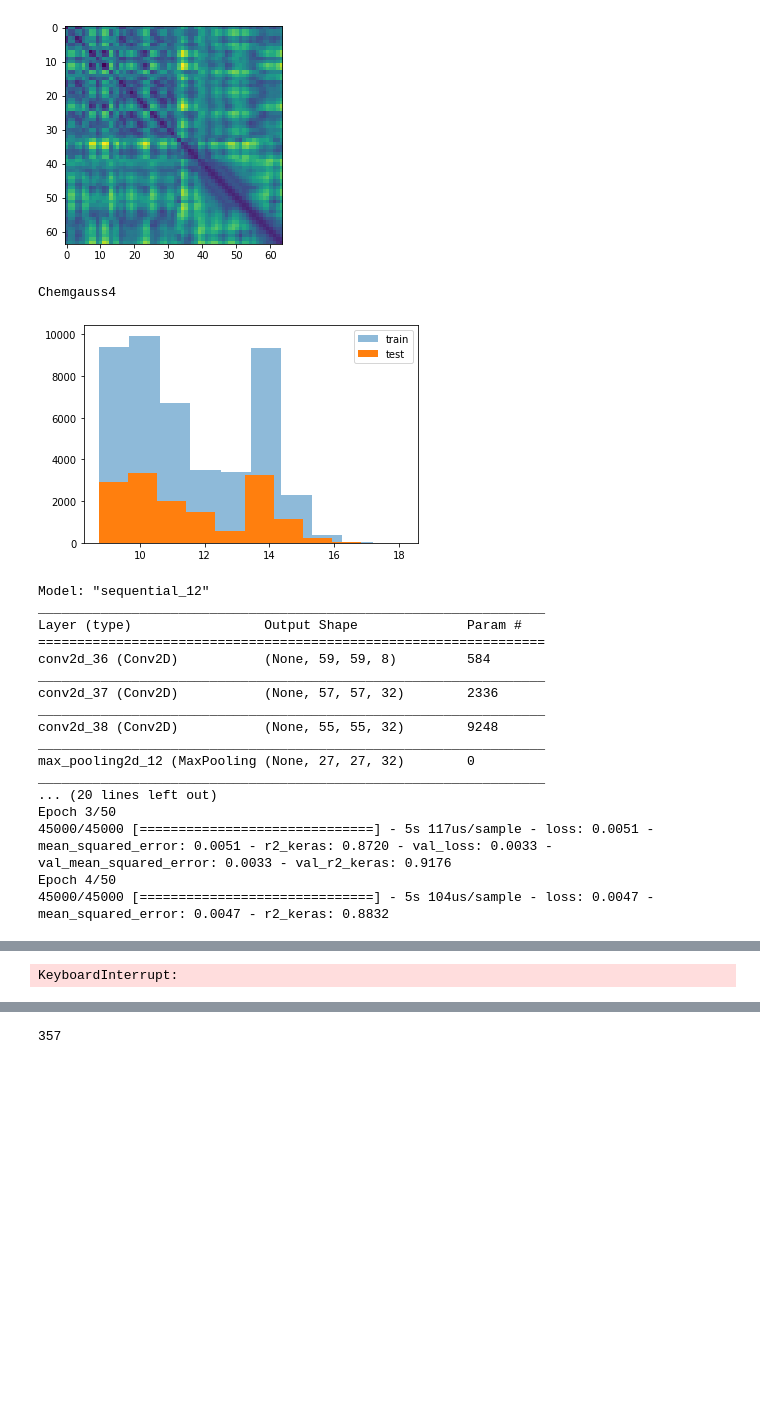
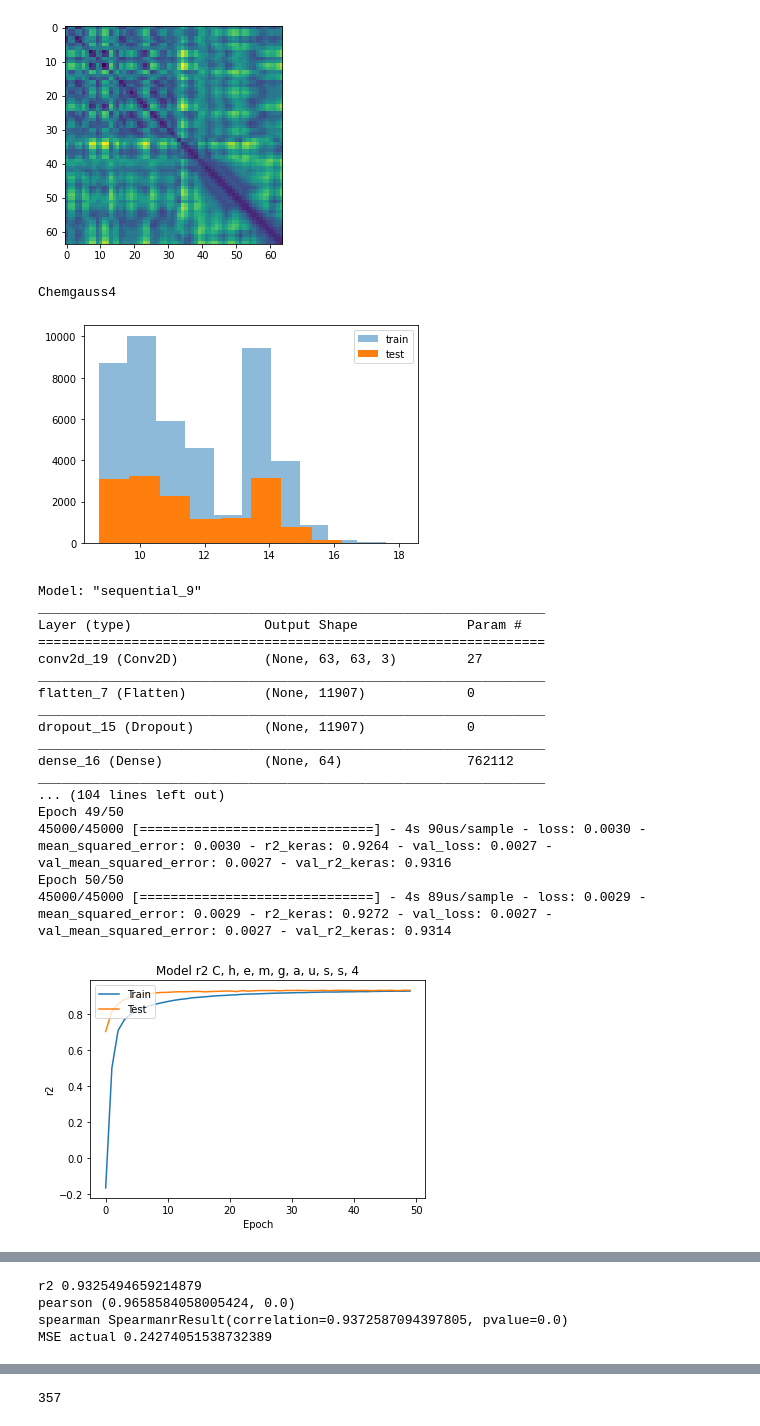
Before and after one commit to shahashka/ml-fragment, a Jupyter notebook: run_notebook.ipynb, the cells around one changed output, grey strips where cells are left out. Drawn from its saved outputs; the diff is of its cells as text; code cells hidden in the pictures; blank space fills up the shorter version.

```diff
--- a/run_notebook.ipynb
+++ b/run_notebook.ipynb
@@ -425,8 +427,8 @@ def r2_keras(y_true, y_pred):
     SS_tot = K.sum(K.square(y_true - K.mean(y_true)))
     return ( 1 - SS_res/(SS_tot + K.epsilon()) )
 # %%
-X_adrp = images_adrp[:,:,:,2:4]
-y=df_adrp
+# X_adrp = images_adrp[:,:,:,2:4]
+# y=df_adrp
 columns = [ 'CG3:Steric', 'CG3:Clash', 'CG3:ProDesolv', 'CG3:LigDesolv',
        'CG3:LigDesolvHB', 'CG4:HB', 'Chemgauss4']
 subsets = [ ['CG3:Steric', 'CG3:Clash', 'CG4:HB'], ['CG3:ProDesolv', 'CG3:LigDesolv',
@@ -444,7 +446,7 @@ for c in total:
         dock_score = scaler.fit_transform(dock_score.reshape(-1,1))
     df_new['score'] = dock_score
 
-    X_train_top, X_test_top, y_train_top, y_test_top = train_test_split(X_adrp, df_new, test_size=0.25,
+    X_train_top, X_test_top, y_train_top, y_test_top = train_test_split(X_2d, df_new, test_size=0.25,
                                                          shuffle=True)
 
     dock_score_train= y_train_top['score'].to_numpy()
@@ -461,19 +463,19 @@ for c in total:
     # model stuff
     dr = 0.1
     model = Sequential()
-    model.add(Conv2D(8, kernel_size=(6, 6),
+    model.add(Conv2D(3, kernel_size=(2, 2),
                      activation='relu',
                      input_shape=(64,64,2)))
-    model.add(Conv2D(32, (3, 3), activation='relu'))
-    model.add(Conv2D(32, (3, 3), activation='relu'))
-    model.add(MaxPooling2D(pool_size=(2,2)))
-    model.add(Dropout(dr))
+ #   model.add(Conv2D(32, (3, 3), activation='relu'))
+ #   model.add(Conv2D(32, (3, 3), activation='relu'))
+#    model.add(MaxPooling2D(pool_size=(2,2)))
+#    model.add(Dropout(dr))
     model.add(Flatten())
 #     model.add(Dense(128, activation='relu'))
 #     model.add(Dense(64, activation='relu'))
-#     model.add(Dropout(dr))
+    model.add(Dropout(dr))
     model.add(Dense(64, activation='relu'))
-    model.add(Dropout(dr))
+   # model.add(Dropout(dr))
     model.add(Dense(1))
 
     model.compile(loss=tf.keras.losses.mean_squared_error,
@@ -492,48 +494,49 @@ for c in total:
     plt.title('Model r2 ' + ', '.join(c))
     plt.ylabel('r2')
     plt.xlabel('Epoch')
     plt.legend(['Train', 'Test'], loc='upper left')
     plt.show()
 
     plt.plot(history.history['loss'])
     plt.plot(history.history['val_loss'])
     plt.title('Model loss ' + ', '.join(c))
     plt.ylabel('Loss')
 
     plt.xlabel('Epoch')
     plt.legend(['Train', 'Test'], loc='upper left')
     plt.show()
 
     y_pred = model.predict(X_test_top)
     y_pred_inv = scaler.inverse_transform(y_pred)
     y_test_inv = scaler.inverse_transform(dock_score_test.reshape(-1,1))
 
     print("r2", r2_score(y_test_inv, y_pred_inv))
     print("pearson", pearsonr(y_test_inv.flatten(),y_pred_inv.flatten()))
     print("spearman", spearmanr(y_test_inv.flatten(),y_pred_inv.flatten()))
     print("MSE actual", mean_squared_error(y_test_inv, y_pred_inv))
 
     plt.hist(y_test_inv, alpha=0.5, label="test")
     plt.hist(y_pred_inv,alpha=0.5, label="pred")
     plt.legend()
     plt.show()
 # %% [output]
 Chemgauss4
-[figure, old version]
+[figure, new version]
-Model: "sequential_12"
+Model: "sequential_9"
 _________________________________________________________________
 Layer (type)                 Output Shape              Param #
 =================================================================
-conv2d_36 (Conv2D)           (None, 59, 59, 8)         584
+conv2d_19 (Conv2D)           (None, 63, 63, 3)         27
 _________________________________________________________________
-conv2d_37 (Conv2D)           (None, 57, 57, 32)        2336
+flatten_7 (Flatten)          (None, 11907)             0
 _________________________________________________________________
-conv2d_38 (Conv2D)           (None, 55, 55, 32)        9248
+dropout_15 (Dropout)         (None, 11907)             0
 _________________________________________________________________
-max_pooling2d_12 (MaxPooling (None, 27, 27, 32)        0
+dense_16 (Dense)             (None, 64)                762112
 _________________________________________________________________
-... (20 lines left out)
-Epoch 3/50
-45000/45000 [==============================] - 5s 117us/sample - loss: 0.0051 - mean_squared_error: 0.0051 - r2_keras: 0.8720 - val_loss: 0.0033 - val_mean_squared_error: 0.0033 - val_r2_keras: 0.9176
-Epoch 4/50
-45000/45000 [==============================] - 5s 104us/sample - loss: 0.0047 - mean_squared_error: 0.0047 - r2_keras: 0.8832
+... (104 lines left out)
+Epoch 49/50
+45000/45000 [==============================] - 4s 90us/sample - loss: 0.0030 - mean_squared_error: 0.0030 - r2_keras: 0.9264 - val_loss: 0.0027 - val_mean_squared_error: 0.0027 - val_r2_keras: 0.9316
+Epoch 50/50
+45000/45000 [==============================] - 4s 89us/sample - loss: 0.0029 - mean_squared_error: 0.0029 - r2_keras: 0.9272 - val_loss: 0.0027 - val_mean_squared_error: 0.0027 - val_r2_keras: 0.9314
+[figure, added]
@@ -540 +544,4 @@ Epoch 4/50
-KeyboardInterrupt:
+r2 0.9325494659214879
+pearson (0.9658584058005424, 0.0)
+spearman SpearmanrResult(correlation=0.9372587094397805, pvalue=0.0)
+MSE actual 0.24274051538732389
```
Also changed, not shown: parts of 2 cells of this notebook, 2 other files.
